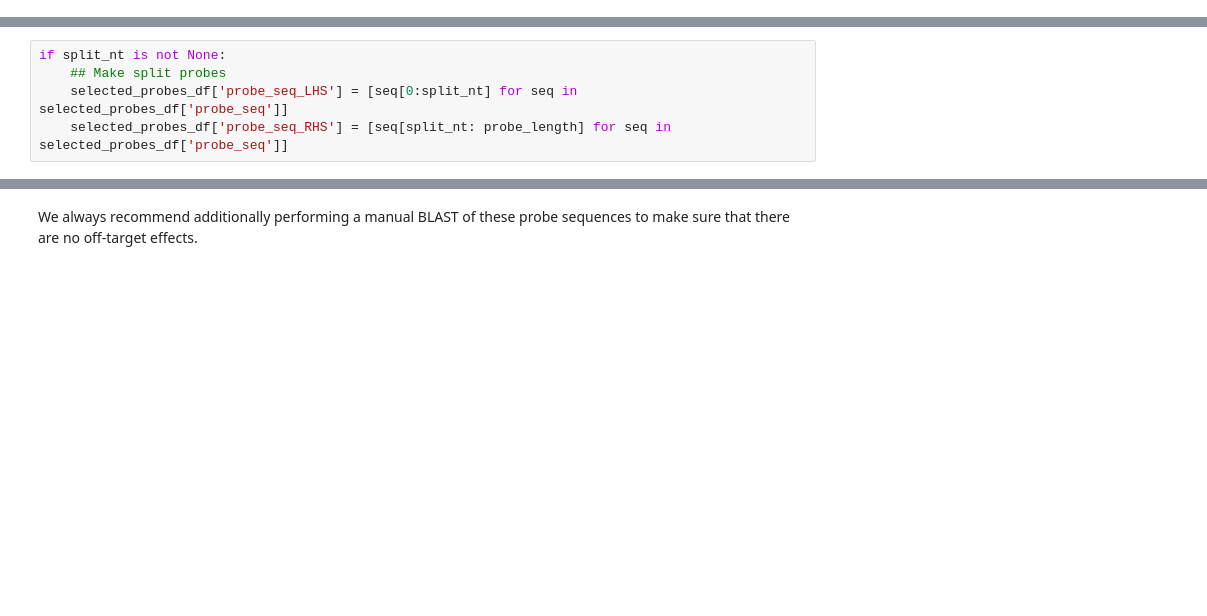
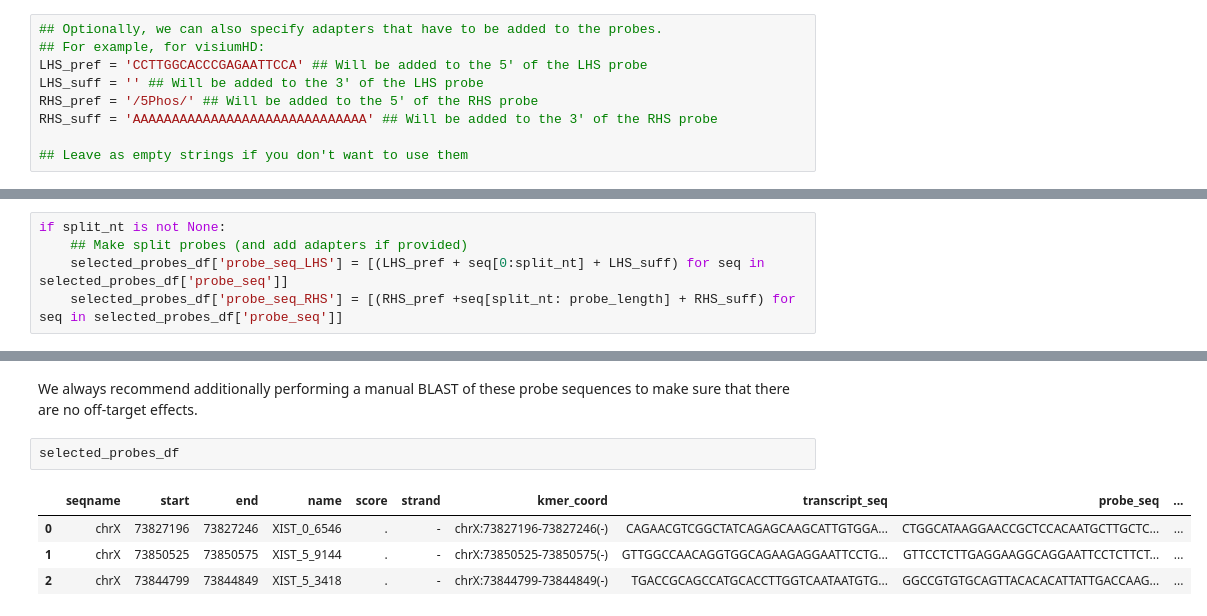
Before and after one commit to Teichlab/gene2probe, a Jupyter notebook: notebooks/002_make_exon_probes_XIST.ipynb, the cells around one changed output, grey strips where cells are left out. Saved outputs shown, nothing was run; the diff lists cells and outputs as text; blank space fills up the shorter version.

```diff
--- a/notebooks/002_make_exon_probes_XIST.ipynb
+++ b/notebooks/002_make_exon_probes_XIST.ipynb
@@ -55,6 +55,15 @@ required_nts = {24: 'T'} ## Dictionary of index (0-based) for required nts - by
 probe_offset = 100 ## Minimum distance between probes - 10 bp is the recommended minimum by 10x, this can also be adjusted depending on how many probes pass other cutoffs
 n_desired_probes =3 ## Number of probes to be designed.
 min_mismatches = 5 ## Minimum number of mismatches (in at least LHS or RHS) - here we require in both to be more conservative
+# %%
+## Optionally, we can also specify adapters that have to be added to the probes.
+## For example, for visiumHD:
+LHS_pref = 'CCTTGGCACCCGAGAATTCCA' ## Will be added to the 5' of the LHS probe
+LHS_suff = '' ## Will be added to the 3' of the LHS probe
+RHS_pref = '/5Phos/' ## Will be added to the 5' of the RHS probe
+RHS_suff = 'AAAAAAAAAAAAAAAAAAAAAAAAAAAAAA' ## Will be added to the 3' of the RHS probe
+
+## Leave as empty strings if you don't want to use them
 # %% [markdown]
 Now we can start by reading the gene annotation and filtering for our gene of interest.
 # %%
@@ -428,9 +438,9 @@ And we are done! We have now selected three potential probes for our gene.
 If our probes are meant to be split, we can additionally generate these columns:
 # %%
 if split_nt is not None:
-    ## Make split probes
-    selected_probes_df['probe_seq_LHS'] = [seq[0:split_nt] for seq in selected_probes_df['probe_seq']]
-    selected_probes_df['probe_seq_RHS'] = [seq[split_nt: probe_length] for seq in selected_probes_df['probe_seq']]
+    ## Make split probes (and add adapters if provided)
+    selected_probes_df['probe_seq_LHS'] = [(LHS_pref + seq[0:split_nt] + LHS_suff) for seq in selected_probes_df['probe_seq']]
+    selected_probes_df['probe_seq_RHS'] = [(RHS_pref +seq[split_nt: probe_length] + RHS_suff) for seq in selected_probes_df['probe_seq']]
 # %%
 ## Also add gene_ID for completeness
 selected_probes_df['gene_ID'] = gene_ID
@@ -439,3 +449,10 @@ selected_probes_df['gene_ID'] = gene_ID
 selected_probes_df.to_csv((out_dir + 'kmers_selected_probes.csv'))
 # %% [markdown]
 We always recommend additionally performing a manual BLAST of these probe sequences to make sure that there are no off-target effects.
+# %%
+selected_probes_df
+# %% [output]
+|  | seqname | start | end | name | score | strand | kmer_coord | transcript_seq | probe_seq | ... |
+| 0 | chrX | 73827196 | 73827246 | XIST_0_6546 | . | - | chrX:73827196-73827246(-) | CAGAACGTCGGCTATCAGAGCAAGCATTGTGGA... | CTGGCATAAGGAACCGCTCCACAATGCTTGCTC... | ... |
+| 1 | chrX | 73850525 | 73850575 | XIST_5_9144 | . | - | chrX:73850525-73850575(-) | GTTGGCCAACAGGTGGCAGAAGAGGAATTCCTG... | GTTCCTCTTGAGGAAGGCAGGAATTCCTCTTCT... | ... |
+| 2 | chrX | 73844799 | 73844849 | XIST_5_3418 | . | - | chrX:73844799-73844849(-) | TGACCGCAGCCATGCACCTTGGTCAATAATGTG... | GGCCGTGTGCAGTTACACACATTATTGACCAAG... | ... |
```
Also changed, not shown: parts of 6 cells of this notebook.
